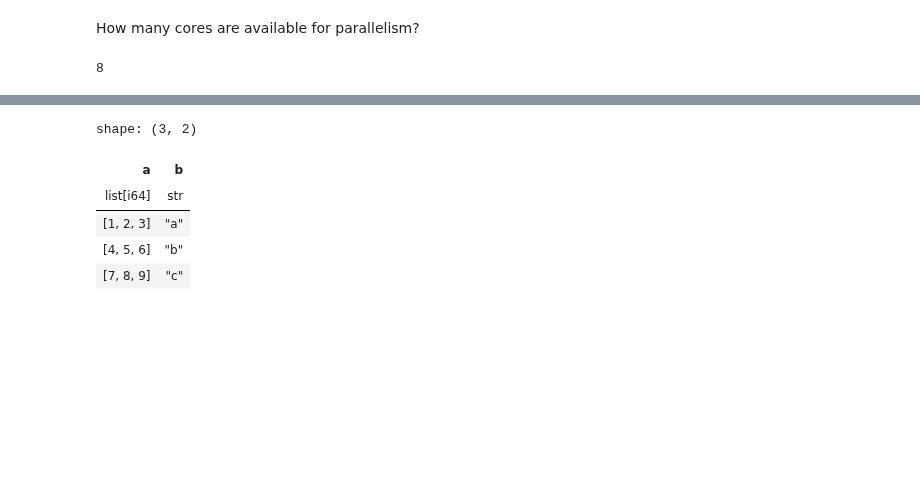
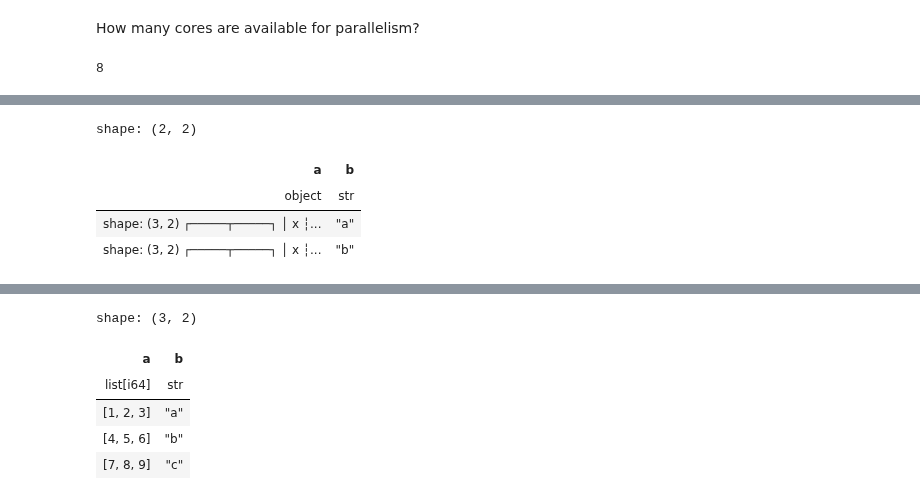
Before and after one commit to johnros/polars_demo, a Jupyter notebook: nested_dtypes.ipynb, the cells around one changed output, grey strips where cells are left out. Drawn from its saved outputs; the diff is of its cells as text; code cells hidden in the pictures; blank space fills up the shorter version.

```diff
--- a/nested_dtypes.ipynb
+++ b/nested_dtypes.ipynb
@@ -137,0 +129,20 @@ Make a Polars list from a Python list.
+# %%
+#| label: make-polars-frame
+
+df = pl.DataFrame(
+    {
+        "a": [
+            pl.DataFrame({"x": [1, 2, 3], "y": [4, 5, 6]}),
+            pl.DataFrame({"x": [7, 8, 9], "y": [10, 11, 12]})
+            ],
+        "b": ["a", "b"]
+    }
+)
+
+df
+# %% [output]
+shape: (2, 2)
+| a | b |
+| object | str |
+| shape: (3, 2) ┌─────┬─────┐ │ x ┆... | "a" |
+| shape: (3, 2) ┌─────┬─────┐ │ x ┆... | "b" |
```
Also changed, not shown: parts of 71 cells of this notebook, 4 other files.
